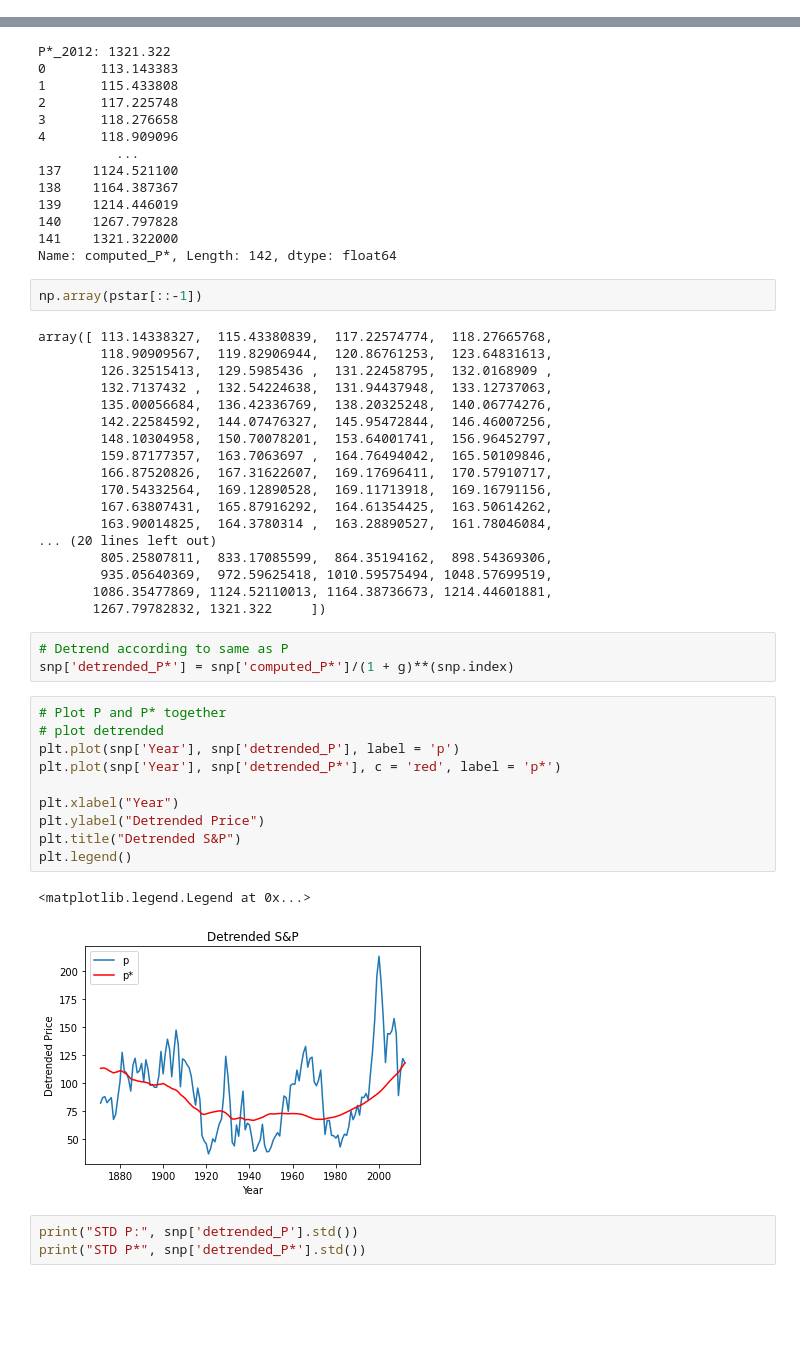
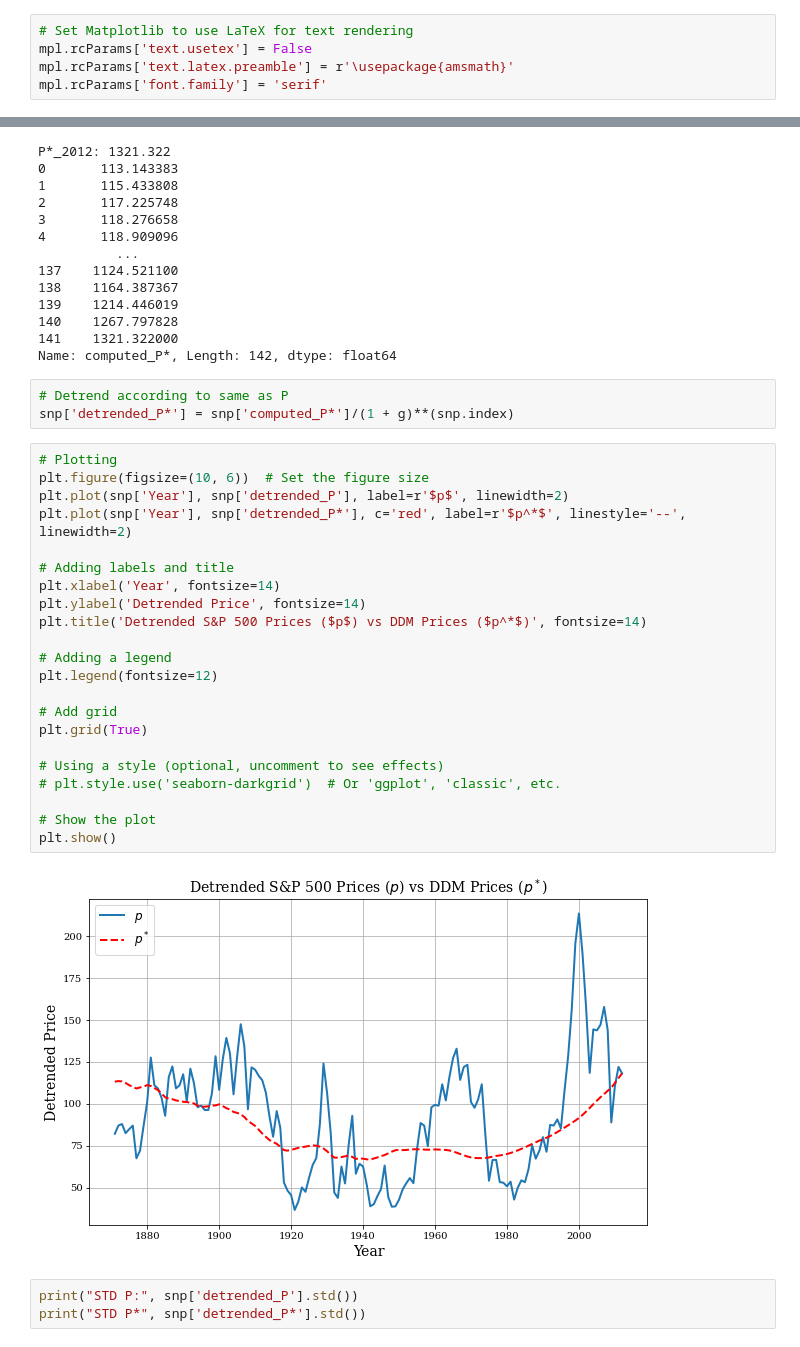
Before and after one commit to JohnDLee/MMFE_Project_SP2024, a Jupyter notebook: shiller.ipynb, the cells around one changed output, grey strips where cells are left out. Cells and saved outputs as stored; diff of their text form; blank space fills up the shorter version.

```diff
--- a/shiller.ipynb
+++ b/shiller.ipynb
@@ -5,2 +6,7 @@ import matplotlib.pyplot as plt
+# %%
+# Set Matplotlib to use LaTeX for text rendering
+mpl.rcParams['text.usetex'] = False
+mpl.rcParams['text.latex.preamble'] = r'\usepackage{amsmath}'
+mpl.rcParams['font.family'] = 'serif'
 # %% [markdown]
 # Analyze S&P Data
@@ -131,42 +117,33 @@ P*_2012: 1321.322
 140    1267.797828
 141    1321.322000
 Name: computed_P*, Length: 142, dtype: float64
-# %%
-np.array(pstar[::-1])
-# %% [output]
-array([ 113.14338327,  115.43380839,  117.22574774,  118.27665768,
-        118.90909567,  119.82906944,  120.86761253,  123.64831613,
-        126.32515413,  129.5985436 ,  131.22458795,  132.0168909 ,
-        132.7137432 ,  132.54224638,  131.94437948,  133.12737063,
-        135.00056684,  136.42336769,  138.20325248,  140.06774276,
-        142.22584592,  144.07476327,  145.95472844,  146.46007256,
-        148.10304958,  150.70078201,  153.64001741,  156.96452797,
-        159.87177357,  163.7063697 ,  164.76494042,  165.50109846,
-        166.87520826,  167.31622607,  169.17696411,  170.57910717,
-        170.54332564,  169.12890528,  169.11713918,  169.16791156,
-        167.63807431,  165.87916292,  164.61354425,  163.50614262,
-        163.90014825,  164.3780314 ,  163.28890527,  161.78046084,
-... (20 lines left out)
-        805.25807811,  833.17085599,  864.35194162,  898.54369306,
-        935.05640369,  972.59625418, 1010.59575494, 1048.57699519,
-       1086.35477869, 1124.52110013, 1164.38736673, 1214.44601881,
-       1267.79782832, 1321.322     ])
 # %%
 # Detrend according to same as P
 snp['detrended_P*'] = snp['computed_P*']/(1 + g)**(snp.index)
 # %%
-# Plot P and P* together
-# plot detrended
-plt.plot(snp['Year'], snp['detrended_P'], label = 'p')
-plt.plot(snp['Year'], snp['detrended_P*'], c = 'red', label = 'p*')
+# Plotting
+plt.figure(figsize=(10, 6))  # Set the figure size
+plt.plot(snp['Year'], snp['detrended_P'], label=r'$p$', linewidth=2)
+plt.plot(snp['Year'], snp['detrended_P*'], c='red', label=r'$p^*$', linestyle='--', linewidth=2)
 
-plt.xlabel("Year")
-plt.ylabel("Detrended Price")
-plt.title("Detrended S&P")
-plt.legend()
+# Adding labels and title
+plt.xlabel('Year', fontsize=14)
+plt.ylabel('Detrended Price', fontsize=14)
+plt.title('Detrended S&P 500 Prices ($p$) vs DDM Prices ($p^*$)', fontsize=14)
+
+# Adding a legend
+plt.legend(fontsize=12)
+
+# Add grid
+plt.grid(True)
+
+# Using a style (optional, uncomment to see effects)
+# plt.style.use('seaborn-darkgrid')  # Or 'ggplot', 'classic', etc.
+
+# Show the plot
+plt.show()
 # %% [output]
-<matplotlib.legend.Legend at 0x...>
-[figure, old version]
+[figure, new version]
 # %%
 print("STD P:", snp['detrended_P'].std())
 print("STD P*", snp['detrended_P*'].std())
```
Also changed, not shown: parts of 93 cells of this notebook, 18 other files.
